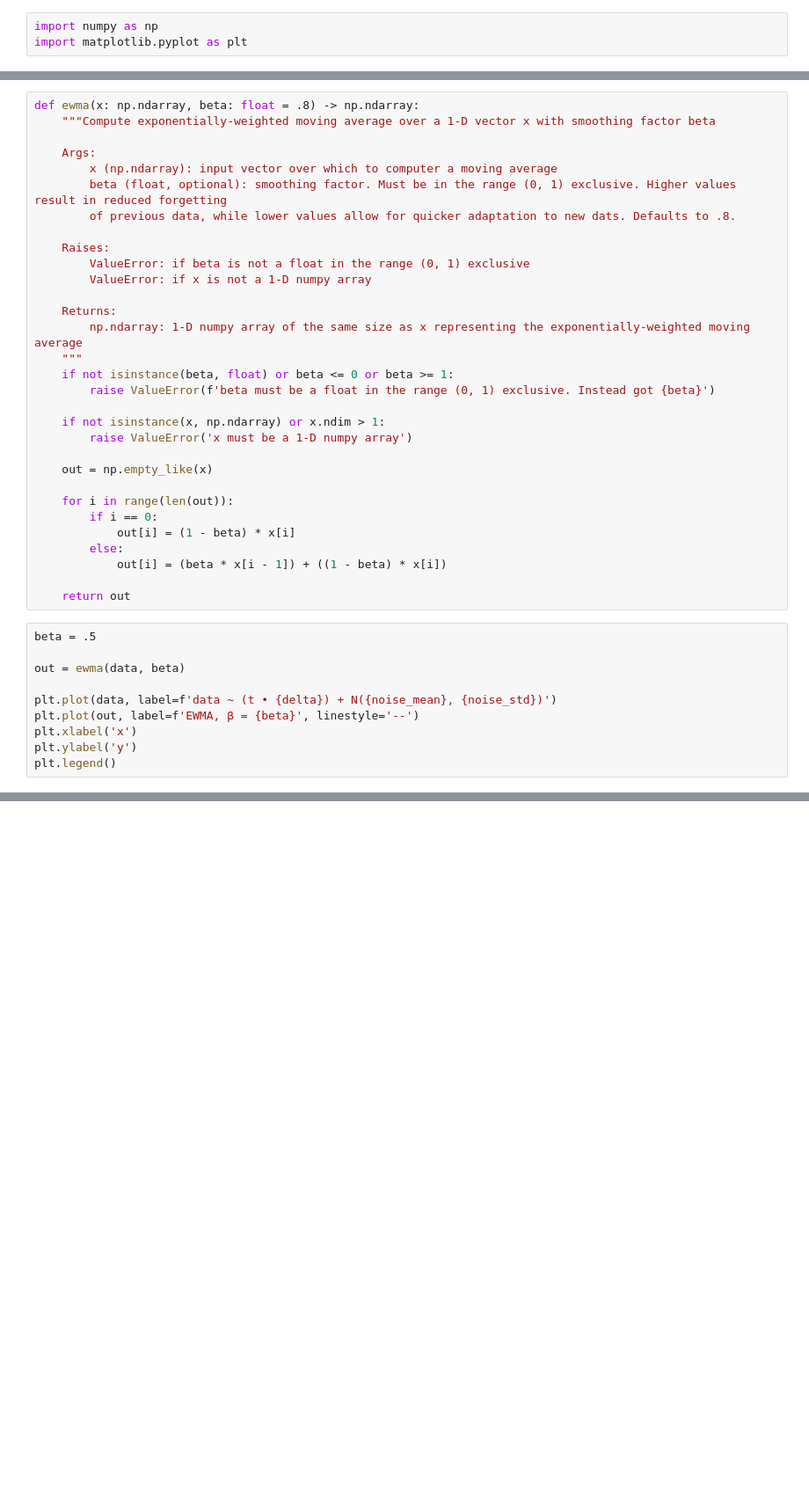
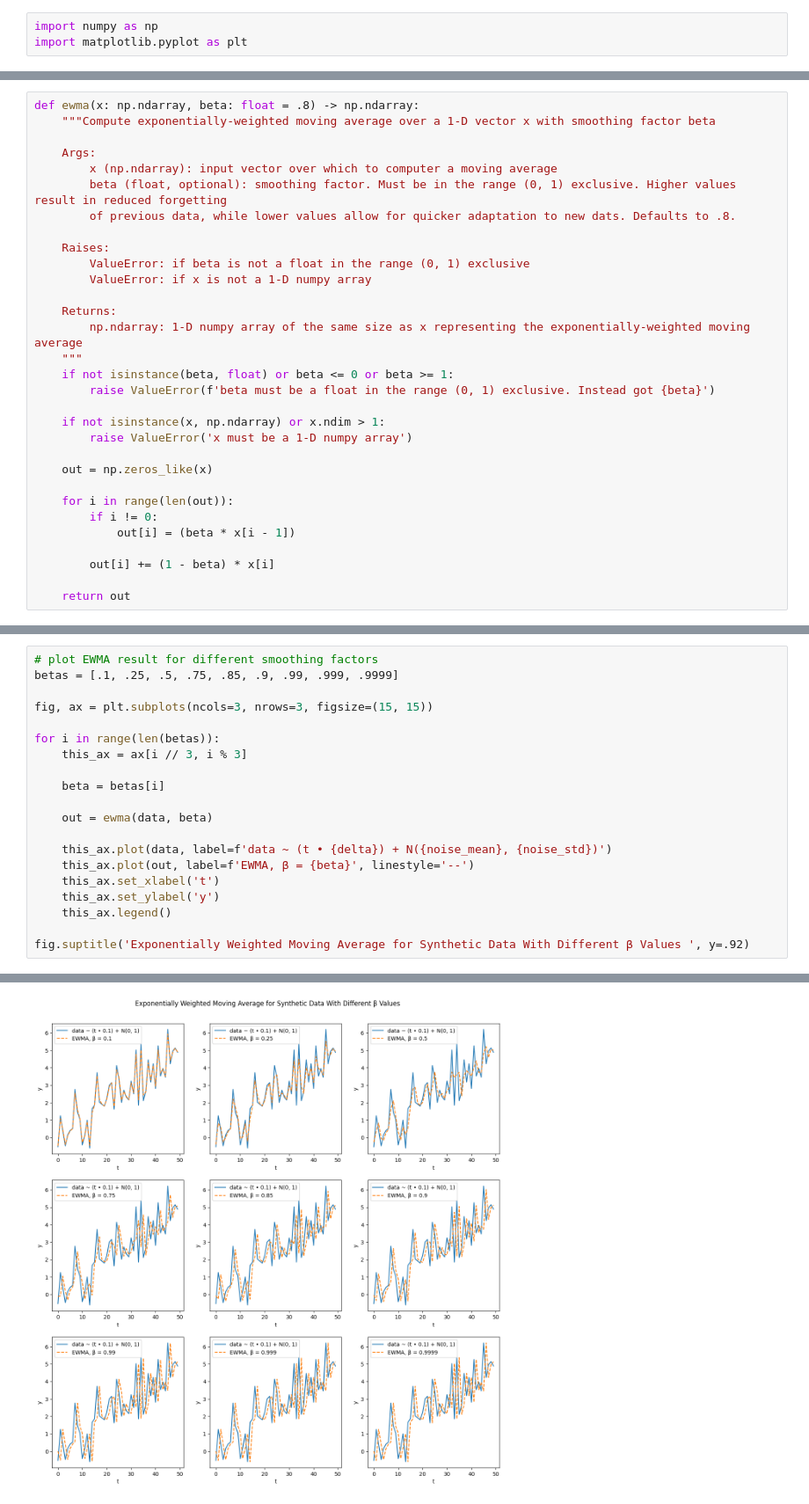
Before and after one commit to cgeils25/Probabilistic_Machine_Learning_Notes, a Jupyter notebook: Chapter_4/exponentially_weighted_moving_average.ipynb, the cells around one changed output, grey strips where cells are left out. Shown: that part at 88% size. Cells and saved outputs as stored; diff of their text form; blank space fills up the shorter version.

Commit message:
add ewma notebook

```diff
--- a/Chapter_4/exponentially_weighted_moving_average.ipynb
+++ b/Chapter_4/exponentially_weighted_moving_average.ipynb
@@ -38,22 +67,12 @@ def ewma(x: np.ndarray, beta: float = .8) -> np.ndarray:
     if not isinstance(x, np.ndarray) or x.ndim > 1:
         raise ValueError('x must be a 1-D numpy array')
 
-    out = np.empty_like(x)
+    out = np.zeros_like(x)
 
     for i in range(len(out)):
-        if i == 0:
-            out[i] = (1 - beta) * x[i]
-        else:
-            out[i] = (beta * x[i - 1]) + ((1 - beta) * x[i])
+        if i != 0:
+            out[i] = (beta * x[i - 1])
+
+        out[i] += (1 - beta) * x[i]
 
     return out
-# %%
-beta = .5
-
-out = ewma(data, beta)
-
-plt.plot(data, label=f'data ~ (t • {delta}) + N({noise_mean}, {noise_std})')
-plt.plot(out, label=f'EWMA, β = {beta}', linestyle='--')
-plt.xlabel('x')
-plt.ylabel('y')
-plt.legend()
@@ -66,0 +79,21 @@ plt.legend()
+# %%
+# plot EWMA result for different smoothing factors
+betas = [.1, .25, .5, .75, .85, .9, .99, .999, .9999]
+
+fig, ax = plt.subplots(ncols=3, nrows=3, figsize=(15, 15))
+
+for i in range(len(betas)):
+    this_ax = ax[i // 3, i % 3]
+
+    beta = betas[i]
+
+    out = ewma(data, beta)
+
+    this_ax.plot(data, label=f'data ~ (t • {delta}) + N({noise_mean}, {noise_std})')
+    this_ax.plot(out, label=f'EWMA, β = {beta}', linestyle='--')
+    this_ax.set_xlabel('t')
+    this_ax.set_ylabel('y')
+    this_ax.legend()
+
+fig.suptitle('Exponentially Weighted Moving Average for Synthetic Data With Different β Values ', y=.92)
+# %% [output]
@@ -66,0 +101 @@ plt.legend()
+[figure, added]
```
Also changed, not shown: parts of 5 cells of this notebook.
